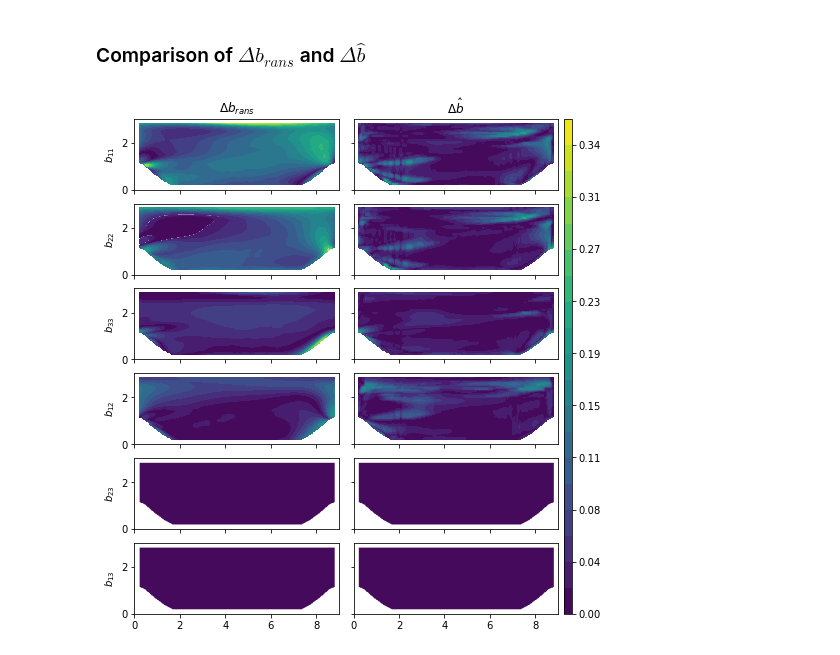
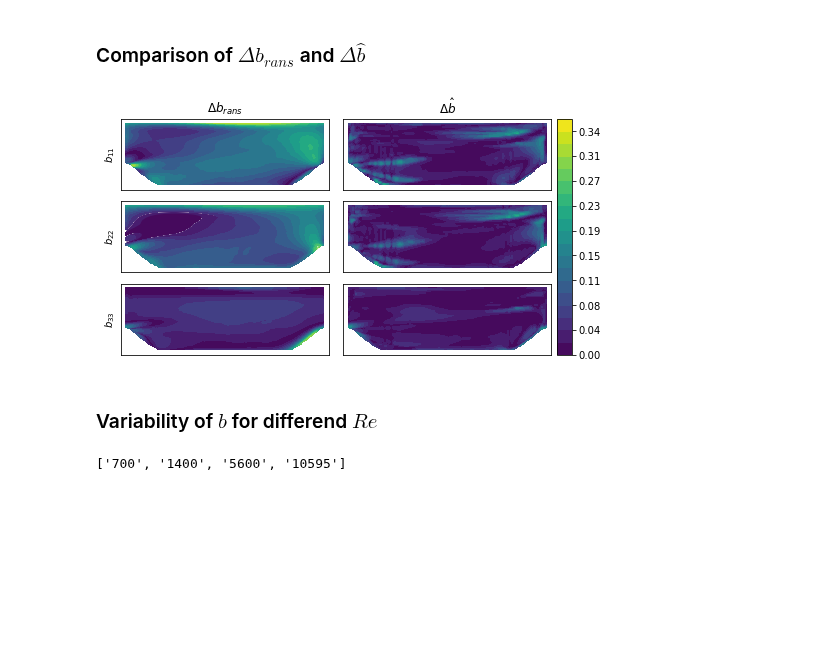
Before and after one commit to leonrccs/data_driven_rans, a Jupyter notebook: notebooks/compare_nn.ipynb, the cells around one changed output. Drawn from its saved outputs; the diff is of its cells as text; code cells hidden in the pictures; blank space fills up the shorter version.

```diff
--- a/notebooks/compare_nn.ipynb
+++ b/notebooks/compare_nn.ipynb
@@ -136,7 +264,8 @@ grid_x, grid_y = np.mgrid[0.:9.:300j, 0.:3.035:100j]
 mask = mask_boundary_points(grid_x, grid_y)
 
 # set path to save figures
-fig_path = '/home/leonriccius/gkm/Masters_Thesis/jupyter_notebook/images/NN'
+# fig_path = '/home/leonriccius/gkm/Masters_Thesis/Images/NN'
+fig_path = '/home/leonriccius/OneDrive/Dokumente/Uni/Masterthesis/midway_presentation'
 # fig_path = '/home/leonriccius/Desktop'
 
 # for i, model in enumerate(models):
@@ -147,7 +276,7 @@ b_pred, _ = model(inv_test, T_test)
 b_pred = b_pred.reshape(-1,3,3)
 
 # select components to plot
-components = [[0,0], [1,1], [2,2], [0,1], [1,2], [0,2]]
+components =  [[0,1], [1,2], [0,2]] # [[0,0], [1,1], [2,2]]
 
 # set number of columns to plot
 nrows = len(components)
@@ -178,6 +307,8 @@ for i, idx in enumerate(components):
 
     # get the contour plots
     b_rans = axs.flat[3*i].contourf(grid_x, grid_y, grid_b_rans, levels=levels)
+    axs.flat[3*i].set_xticks([])
+    axs.flat[3*i].set_yticks([])
     b_nn = axs.flat[3*i+1].contourf(grid_x, grid_y, grid_b_pred, levels=levels)
     b_dns = axs.flat[3*i+2].contourf(grid_x, grid_y, grid_b_test, levels=levels)
 
@@ -205,7 +336,7 @@ for i in range(3):
     axs[0,i].set_title(titles[i])
 
 # save figure
-fig_name = time() + '_phill_' + model_names[0] + '_rans_nn_dns_common_colobar.pdf'
-# plt.savefig(os.sep.join([fig_path, fig_name]), format='pdf')
+fig_name = time() + '_phill_rans_nn_dns_common_colobar__off_diag.pdf'
+plt.savefig(os.sep.join([fig_path, fig_name]), format='pdf')
 # fig.suptitle(r'trained on ' + model_names[i], y=1.01, fontsize=14)
 # %% [output]
@@ -222,7 +353,8 @@ mask = mask_boundary_points(grid_x, grid_y)
 
 # set path to save figures
 # fig_path = '/home/leonriccius/Desktop'
-fig_path = '/home/leonriccius/gkm/Masters_Thesis/jupyter_notebook/images/NN'
+# fig_path = '/home/leonriccius/gkm/Masters_Thesis/Images/NN'
+fig_path = '/home/leonriccius/OneDrive/Dokumente/Uni/Masterthesis/midway_presentation'
 
 # for i, model in enumerate(models):
 model = models[0]
@@ -242,7 +374,7 @@ b_max = np.max(tmp)
 levels_all = np.linspace(b_min, b_max, 20)
 
 # select components to plot
-components = [[0,0], [1,1], [2,2], [0,1], [1,2], [0,2]]
+components = [[0,0], [1,1], [2,2]] # [[0,1], [1,2], [0,2]]
 
 # set number of columns to plot
 ncols = 2
@@ -270,33 +402,56 @@ for i, idx in enumerate(components):
     levels = np.linspace(b_min, b_max, 20)
 
     # get the contour plots
     plot_delta_b_rans = axs.flat[ncols*i].contourf(grid_x, grid_y, grid_delta_b_rans, levels=levels_all)
+    axs.flat[ncols*i].set_xticks([])
+    axs.flat[ncols*i].set_yticks([])
     plot_delta_b_nn = axs.flat[ncols*i+1].contourf(grid_x, grid_y, grid_delta_b_nn, levels=levels_all)
 
     # remove contour lines
     for contour in [plot_delta_b_rans, plot_delta_b_nn]:
         for c in contour.collections:
             c.set_edgecolor("face")
             c.set_linewidth(0.00000000000000001)
 
     # get the colorbars incase of one colobar per contourplot
     #fig.colorbar(plot_delta_b_rans, ax=axs.flat[n_columns*i], format='%.3f')
     #fig.colorbar(plot_delta_b_nn, ax=axs.flat[n_columns*i+1], format='%.3f')
 
     # set the component names
     axs[i,0].set_ylabel(r'$b_{'+str(idx[0]+1)+str(idx[1]+1)+'}$')
 
 # set one colorbar for the whole figure
 fig.colorbar(plot_delta_b_nn, ax=axs.flat, aspect=5*ncols*nrows, pad=0.0, format='%.2f')
 
 # set titles
 titles = [r'$\Delta b_{rans}$', r'$\Delta \hat b$']
 for i in range(2):
     axs[0,i].set_title(titles[i])
 
 # save figure
-fig_name = time() + '_phill_' + model_names[0] + '_delta_rans_nn_one_colobar.pdf'
-# plt.savefig(os.sep.join([fig_path, fig_name]), format='pdf')
+fig_name = time() + '_phill_delta_rans_nn_one_colobar_diagonal.pdf'
+plt.savefig(os.sep.join([fig_path, fig_name]), format='pdf')
 # fig.suptitle(r'trained on ' + model_names[i], y=1.01, fontsize=14)
 # %% [output]
-[figure, old version]
+[figure, new version]
+# %% [markdown]
+### Variability of $b$ for differend $Re$
+# %%
+# load in all training cases
+training_data_path = '/home/leonriccius/Documents/Fluid_Data/training_data/periodic_hills/tensordata'
+cases = os.listdir(training_data_path)
+
+# order list in ascending fashion
+order  = [1,0,2,3]
+cases = [cases[i] for i in order]
+print(cases)
+
+# initialize list for b_s
+b_dns = []
+for i, case in enumerate(cases):
+    curr_path = os.sep.join([training_data_path, case, 'b_dns-torch.th'])
+    b_dns.append(th.load(curr_path))
+
+grid_dns = th.load(os.sep.join([training_data_path, cases[0], 'grid-torch.th']))
+# %% [output]
+['700', '1400', '5600', '10595']
```
Also changed, not shown: parts of 17 cells of this notebook, 3 other files.
